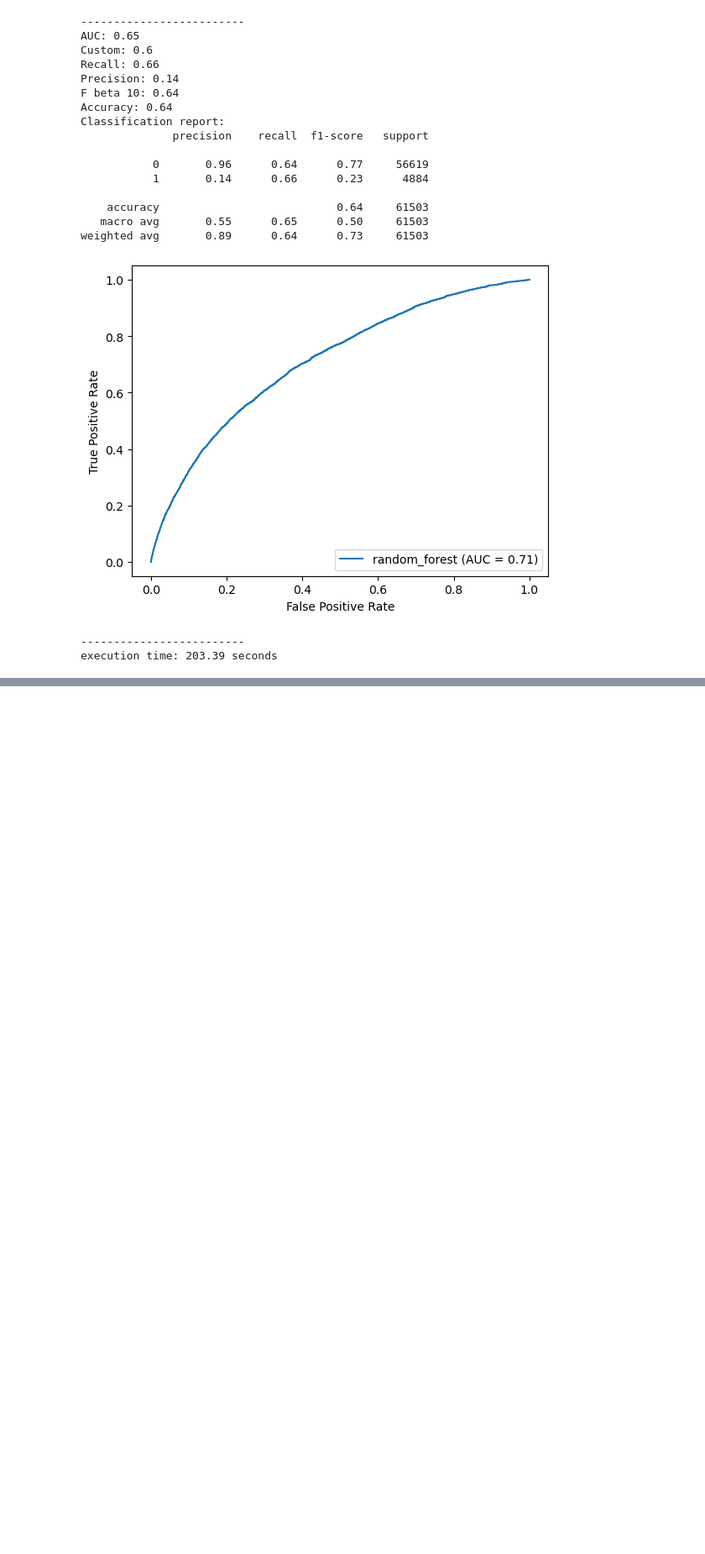
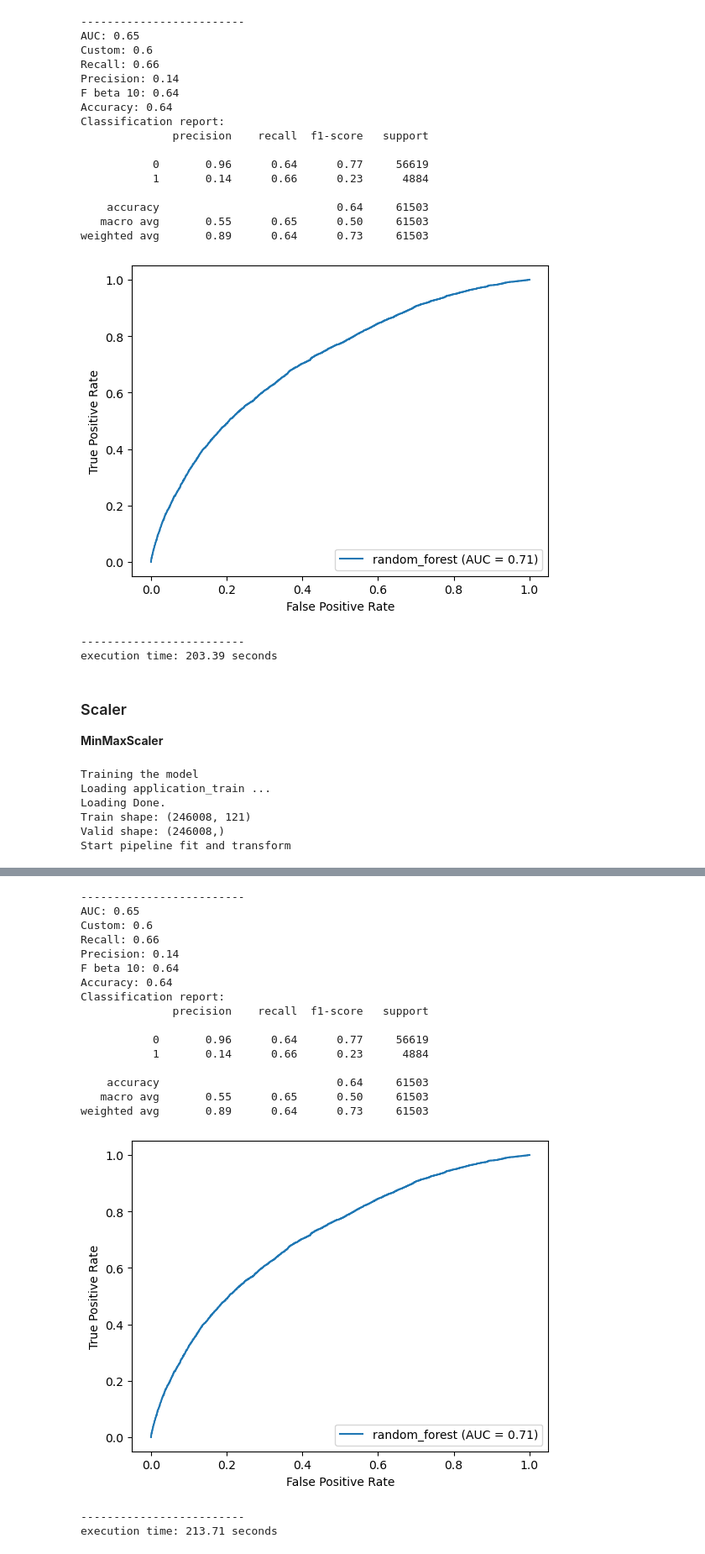
Before and after one commit to NatChe/credit-scoring-dashboard, a Jupyter notebook: 01_Training.ipynb, the cells around one changed output, grey strips where cells are left out. Shown at 84% size. Drawn from its saved outputs; the diff is of its cells as text; code cells hidden in the pictures; blank space fills up the shorter version.

```diff
--- a/01_Training.ipynb
+++ b/01_Training.ipynb
@@ -95,7 +95,8 @@ def display_scores(y_true, y_pred, y_pred_proba, name=''):
 # %%
 def log_model_params(params):
     for param_name in params:
-        mlflow.log_param(param_name, params[param_name])
+        param_name_to_log = param_name.replace('classifier__', '')
+        mlflow.log_param(param_name_to_log, params[param_name])
 # %% [markdown]
 ### Training
 # %%
@@ -134,6 +135,8 @@ def train(pipeline_name, config, dev_mode=True):
                                    verbose=0)
 
         grid_search.fit(X_train, y_train)
+
+        log_model_params(grid_search.best_params_)
         print('Best params', grid_search.best_params_)
 
         y_pred = grid_search.predict(X_test)
@@ -2266,3 +2408,52 @@ weighted avg       0.89      0.64      0.73     61503
 [figure]
 -------------------------
 execution time: 203.39 seconds
+# %% [markdown]
+### Scaler
+
+**MinMaxScaler**
+# %%
+minmax_scaler_config = {
+    'preprocessing': {
+        'should_fill_na': True,
+        'num_imputer': SimpleImputer(strategy='median'),
+        'cat_imputer': SimpleImputer(strategy='most_frequent'),
+        'should_scale': True,
+        'scaler': MinMaxScaler(),
+        'should_remove_outliers': True,
+        'iqr_factor': 1.5,
+        'should_normalize_columns': False,
+        'use_bureau_and_balance': True,
+        'use_previous_applications': True,
+        'use_pos_cash_balance': True,
+        'use_installments_payments': True,
+        'use_credit_card_balance': True,
+    },
+     'balancing': {
+        'should_oversample': False,
+        'with_categorical': False
+    },
+    'model_params': {
+        'random_state': 42,
+        'use_cv': False,
+        'params': {
+            'n_estimators': 300,
+            'criterion': 'gini',
+            'max_features': 'sqrt',
+            'max_depth': 3,
+            'class_weight': 'balanced'
+        }
+    }
+}
+
+with mlflow.start_run(run_name = 'random_forest_minmax_scaler'):
+    train('random_forest', config=minmax_scaler_config, dev_mode=False)
+
+mlflow.end_run()
+# %% [output]
+Training the model
+Loading application_train ...
+Loading Done.
+Train shape: (246008, 121)
+Valid shape: (246008,)
+Start pipeline fit and transform
@@ -2268,0 +2477,19 @@ execution time: 203.39 seconds
+-------------------------
+AUC: 0.65
+Custom: 0.6
+Recall: 0.66
+Precision: 0.14
+F beta 10: 0.64
+Accuracy: 0.64
+Classification report:
+              precision    recall  f1-score   support
+
+           0       0.96      0.64      0.77     56619
+           1       0.14      0.66      0.23      4884
+
+    accuracy                           0.64     61503
+   macro avg       0.55      0.65      0.50     61503
+weighted avg       0.89      0.64      0.73     61503
+[figure, added]
+-------------------------
+execution time: 213.71 seconds
```
Also changed, not shown: parts of 53 cells of this notebook, 3 other files.
